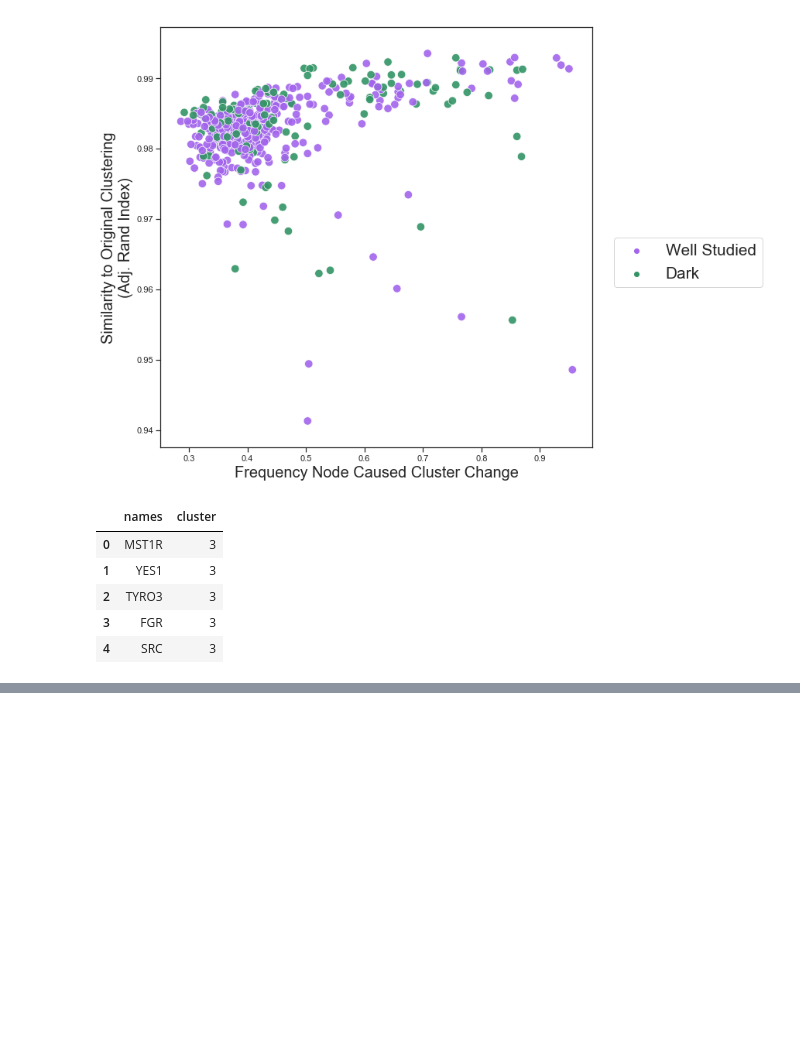
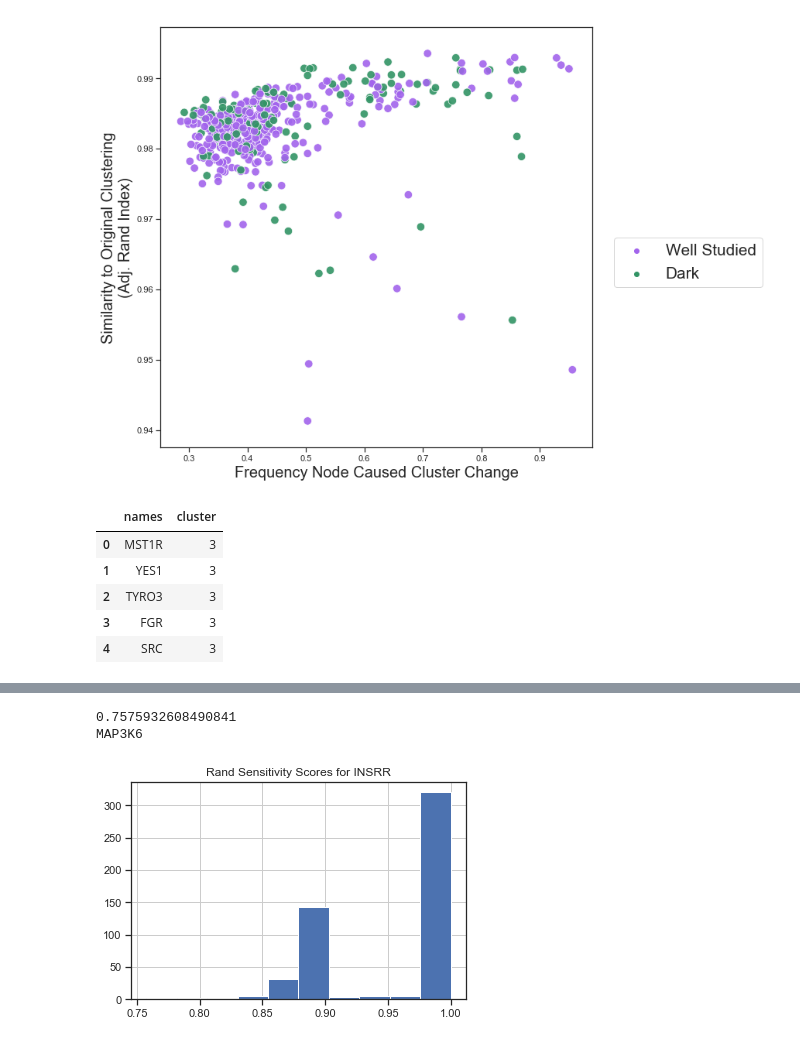
Before and after one commit to gomezlab/kinotypeClusteringAndRegression, a Jupyter notebook: src/network_11_analysisOfSensitivity.ipynb, the cells around one changed output, grey strips where cells are left out. Drawn from its saved outputs; the diff is of its cells as text; code cells hidden in the pictures; blank space fills up the shorter version.

```diff
--- a/src/network_11_analysisOfSensitivity.ipynb
+++ b/src/network_11_analysisOfSensitivity.ipynb
@@ -155,0 +216,12 @@ plt.show()
+# %%
+rand_insrr = rand.loc['INSRR']
+print(rand_insrr[rand_insrr > 0].min())
+print(rand_insrr[rand_insrr > 0].idxmin())
+
+rand_insrr[rand_insrr > 0].hist()
+plt.title('Rand Sensitivity Scores for INSRR')
+plt.show()
+# %% [output]
+0.7575932608490841
+MAP3K6
+[figure, added]
```
Also changed, not shown: parts of 32 cells of this notebook.
